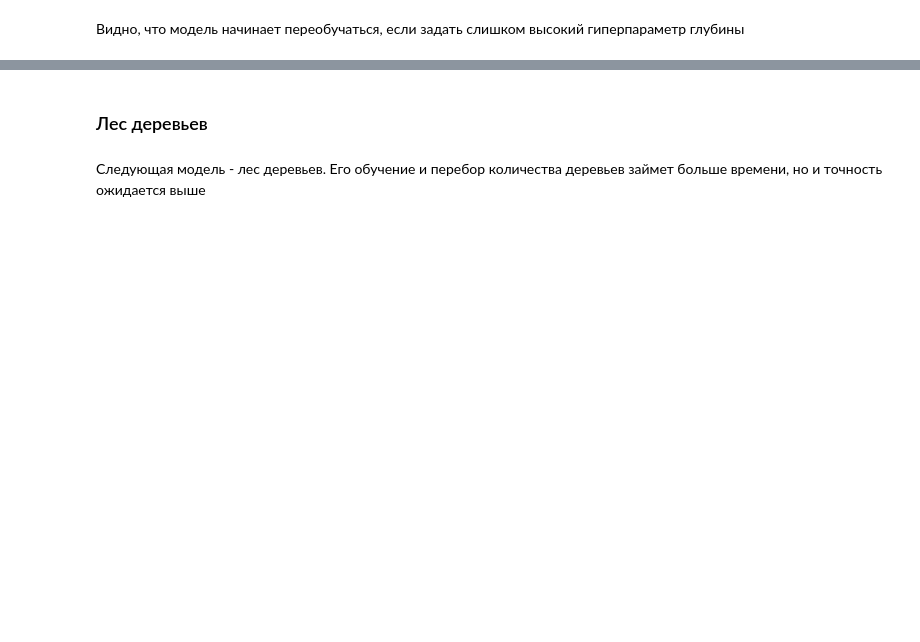
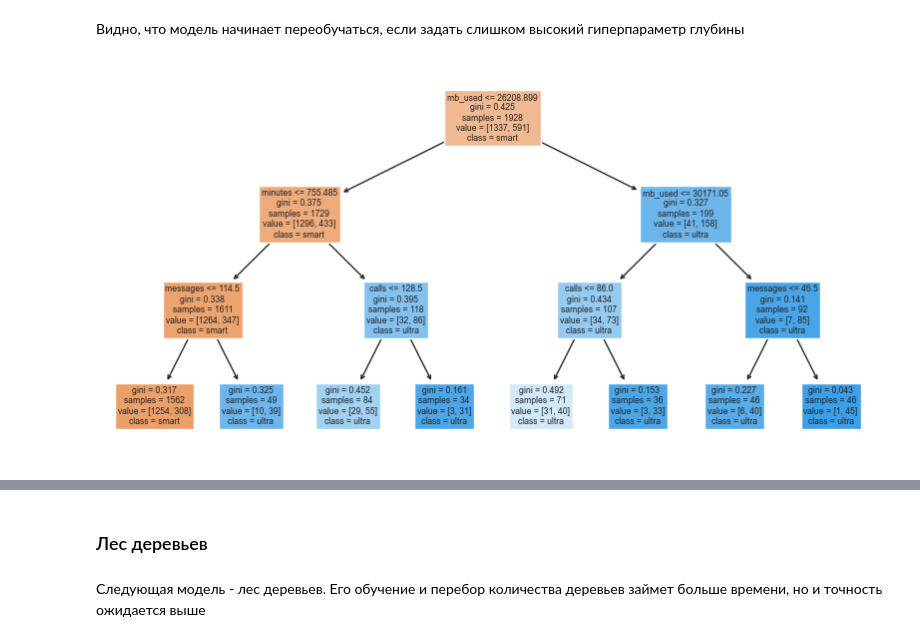
Before and after one commit to alex-blessed/YandexP-projects, a Jupyter notebook: YaTariffs.ipynb, the cells around one changed output, grey strips where cells are left out. Drawn from its saved outputs; the diff is of its cells as text; code cells hidden in the pictures; blank space fills up the shorter version.

```diff
--- a/YaTariffs.ipynb
+++ b/YaTariffs.ipynb
@@ -256,5 +307,13 @@ decision_tree()
 # %% [markdown]
 Видно, что модель начинает переобучаться, если задать слишком высокий гиперпараметр глубины
+# %%
+model = DecisionTreeClassifier(max_depth=3, random_state=123)
+model.fit(features_train, target_train)
+plt.figure(figsize=(10, 5))
+plot_tree(model, feature_names=['calls', 'minutes', 'messages', 'mb_used'], class_names=['smart', 'ultra'], filled=True)
+plt.show()
+# %% [output]
+[figure, added]
 # %% [markdown]
 <div class="alert alert-success">
 <font size="5"><b>Комментарий ревьюера</b></font>
```
Also changed, not shown: parts of 26 cells of this notebook.
